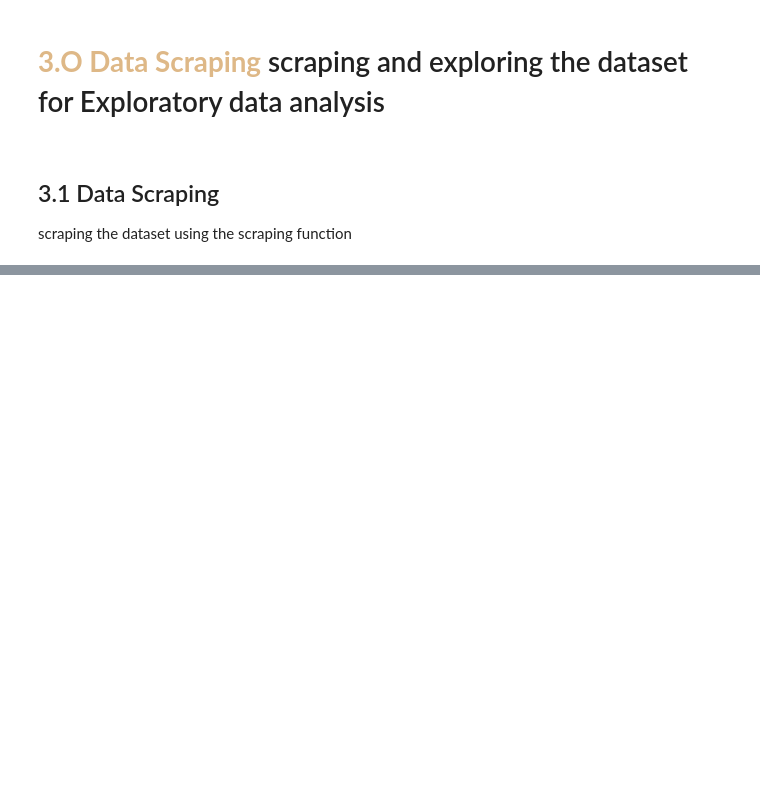
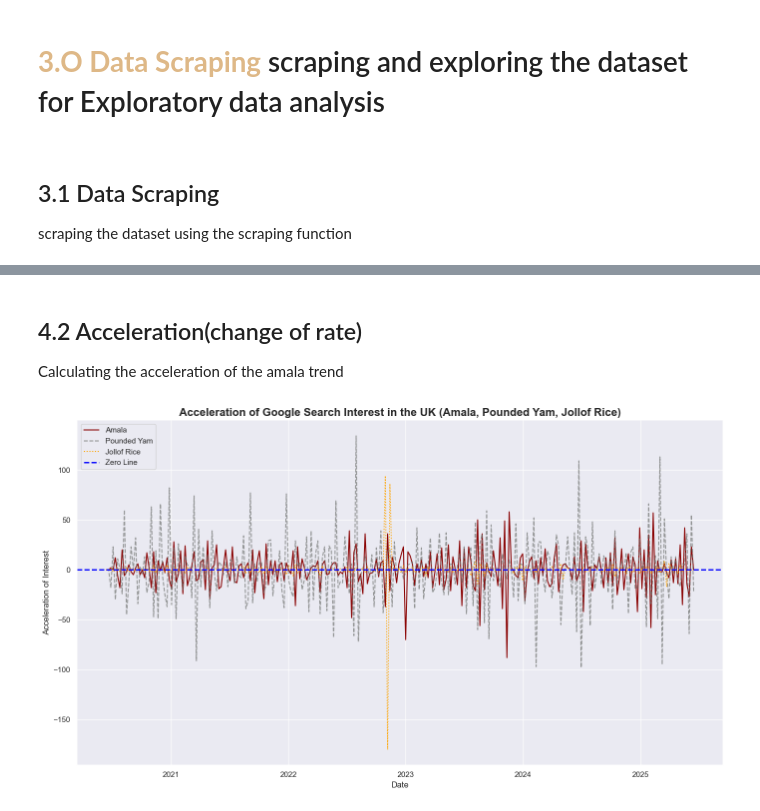
Before and after one commit to SaliuA/Amala-trend-detection-uk, a Jupyter notebook: trend_analysis.ipynb, the cells around one changed output, grey strips where cells are left out. Saved outputs shown, nothing was run; the diff lists cells and outputs as text; code cells hidden in the pictures; blank space fills up the shorter version.

```diff
--- a/trend_analysis.ipynb
+++ b/trend_analysis.ipynb
@@ -237,0 +350,28 @@ This analysis helps identify not just when interest peaked, but how *common* suc
+# %% [markdown]
+## 4.2 Acceleration(change of rate)
+Calculating the acceleration of the amala trend
+# %%
+# Compute acceleration for each dish (second derivative)
+df['Amala_acceleration'] = df['Amala'].diff().diff().fillna(0)
+df['Pounded_yam_acceleration'] = df['Pounded yam'].diff().diff().fillna(0)
+df['Jollof_rice_acceleration'] = df['jollof rice'].diff().diff().fillna(0)
+
+# Plotting
+plt.figure(figsize=(14, 8))
+
+sns.lineplot(data=df, x='date', y='Amala_acceleration', label='Amala', color='#8A0303', linestyle='-')
+sns.lineplot(data=df, x='date', y='Pounded_yam_acceleration', label='Pounded Yam', color='#6D706D', linestyle='--', alpha=0.7)
+sns.lineplot(data=df, x='date', y='Jollof_rice_acceleration', label='Jollof Rice', color='#FFA500', linestyle=':')
+
+# Zero reference line
+plt.axhline(0, color='blue', linestyle='--', linewidth=2, label='Zero Line')
+
+# Plot aesthetics
+plt.title("Acceleration of Google Search Interest in the UK (Amala, Pounded Yam, Jollof Rice)", fontsize=16, fontweight='bold')
+plt.xlabel("Date")
+plt.ylabel("Acceleration of Interest")
+plt.legend()
+plt.tight_layout()
+plt.show()
+# %% [output]
+[figure, added]
```
Also changed, not shown: parts of 26 cells of this notebook, 1 other file.
